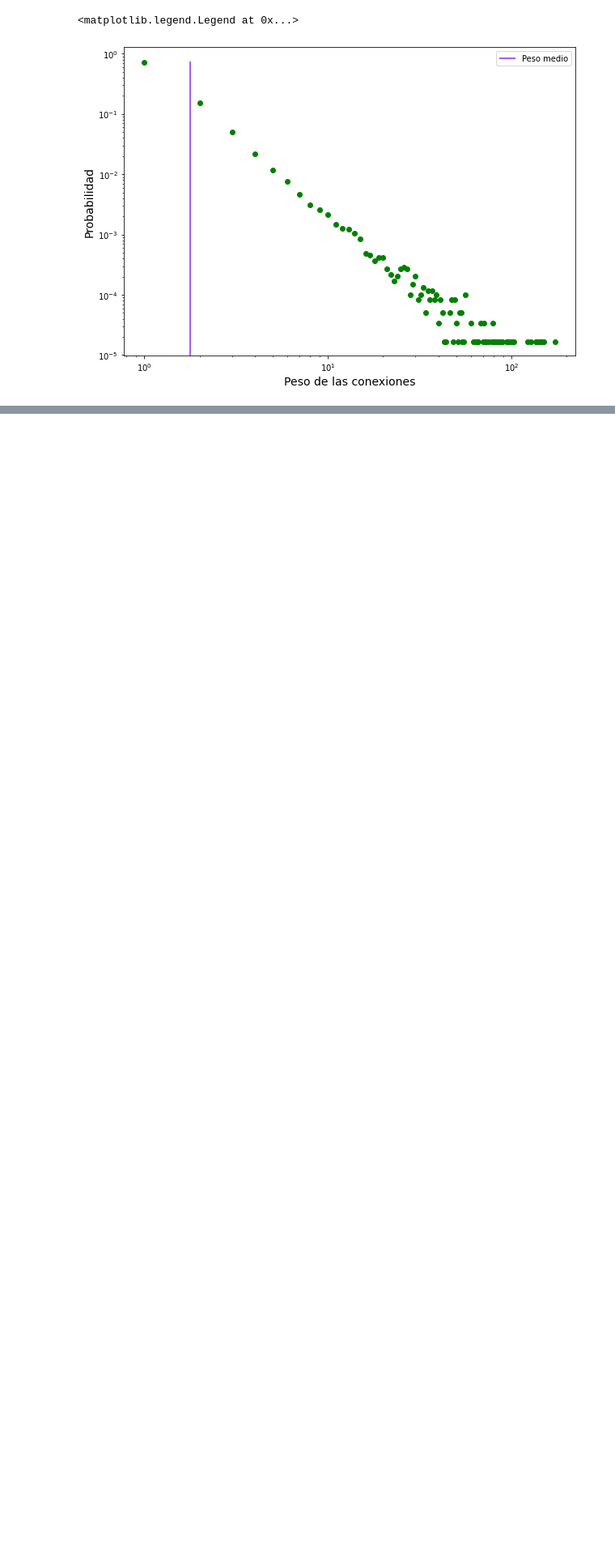
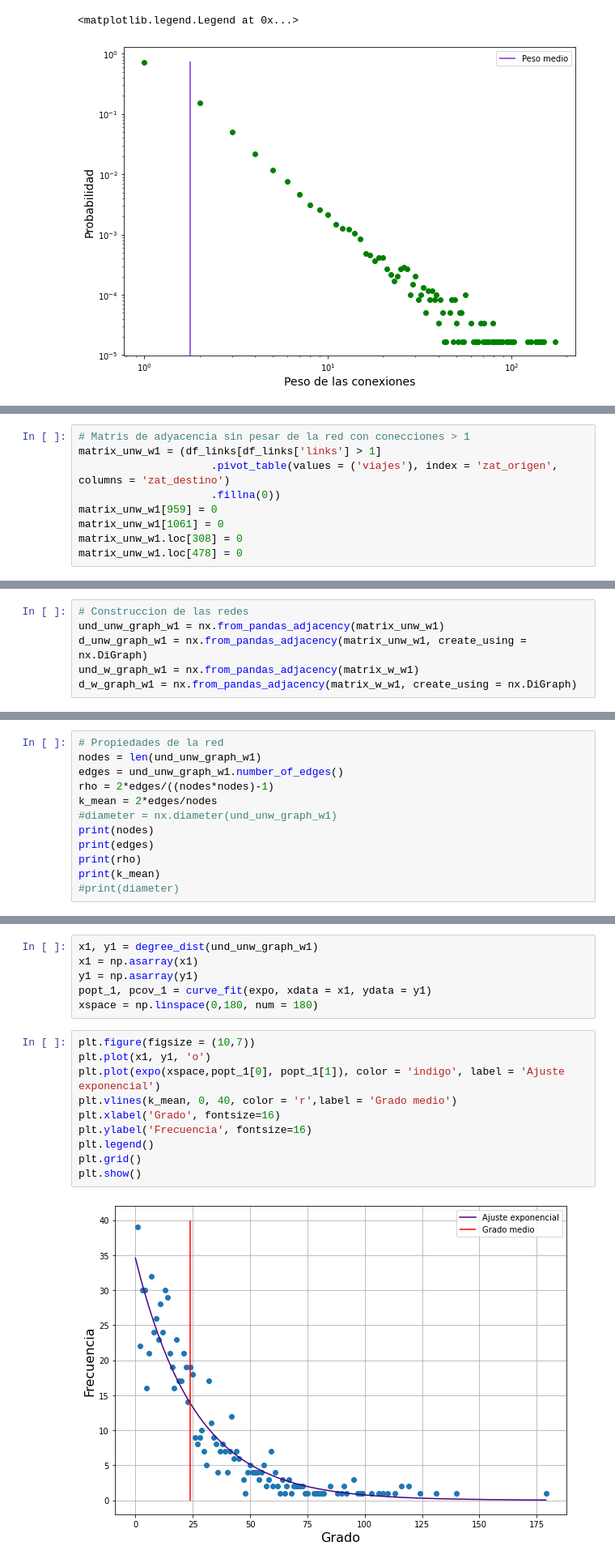
Before and after one commit to saramirezva/Tesis-congestion-Bogota, a Jupyter notebook: Red_completa_Bogota.ipynb, the cells around one changed output, grey strips where cells are left out. Shown: that part at 81% size. Cells and saved outputs as stored; diff of their text form; blank space fills up the shorter version.

Commit message:
Se adelanto bastante el analisis de la red de transporte sin conecciones de peso 1

```diff
--- a/Red_completa_Bogota.ipynb
+++ b/Red_completa_Bogota.ipynb
@@ -548,0 +538,9 @@ Excisten muuuchiiisimaaas conexiones que son bucles :( entonces tocara bajarse d
+# %%
+# Matris de adyacencia sin pesar de la red con conecciones > 1
+matrix_unw_w1 = (df_links[df_links['links'] > 1]
+                     .pivot_table(values = ('viajes'), index = 'zat_origen', columns = 'zat_destino')
+                     .fillna(0))
+matrix_unw_w1[959] = 0
+matrix_unw_w1[1061] = 0
+matrix_unw_w1.loc[308] = 0
+matrix_unw_w1.loc[478] = 0
@@ -548,0 +574,6 @@ Excisten muuuchiiisimaaas conexiones que son bucles :( entonces tocara bajarse d
+# %%
+# Construccion de las redes
+und_unw_graph_w1 = nx.from_pandas_adjacency(matrix_unw_w1)
+d_unw_graph_w1 = nx.from_pandas_adjacency(matrix_unw_w1, create_using = nx.DiGraph)
+und_w_graph_w1 = nx.from_pandas_adjacency(matrix_w_w1)
+d_w_graph_w1 = nx.from_pandas_adjacency(matrix_w_w1, create_using = nx.DiGraph)
@@ -548,0 +600,12 @@ Excisten muuuchiiisimaaas conexiones que son bucles :( entonces tocara bajarse d
+# %%
+# Propiedades de la red
+nodes = len(und_unw_graph_w1)
+edges = und_unw_graph_w1.number_of_edges()
+rho = 2*edges/((nodes*nodes)-1)
+k_mean = 2*edges/nodes
+#diameter = nx.diameter(und_unw_graph_w1)
+print(nodes)
+print(edges)
+print(rho)
+print(k_mean)
+#print(diameter)
@@ -548,0 +623,18 @@ Excisten muuuchiiisimaaas conexiones que son bucles :( entonces tocara bajarse d
+# %%
+x1, y1 = degree_dist(und_unw_graph_w1)
+x1 = np.asarray(x1)
+y1 = np.asarray(y1)
+popt_1, pcov_1 = curve_fit(expo, xdata = x1, ydata = y1)
+xspace = np.linspace(0,180, num = 180)
+# %%
+plt.figure(figsize = (10,7))
+plt.plot(x1, y1, 'o')
+plt.plot(expo(xspace,popt_1[0], popt_1[1]), color = 'indigo', label = 'Ajuste exponencial')
+plt.vlines(k_mean, 0, 40, color = 'r',label = 'Grado medio')
+plt.xlabel('Grado', fontsize=16)
+plt.ylabel('Frecuencia', fontsize=16)
+plt.legend()
+plt.grid()
+plt.show()
+# %% [output]
+[figure, added]
```
Also changed, not shown: parts of 38 cells of this notebook.
